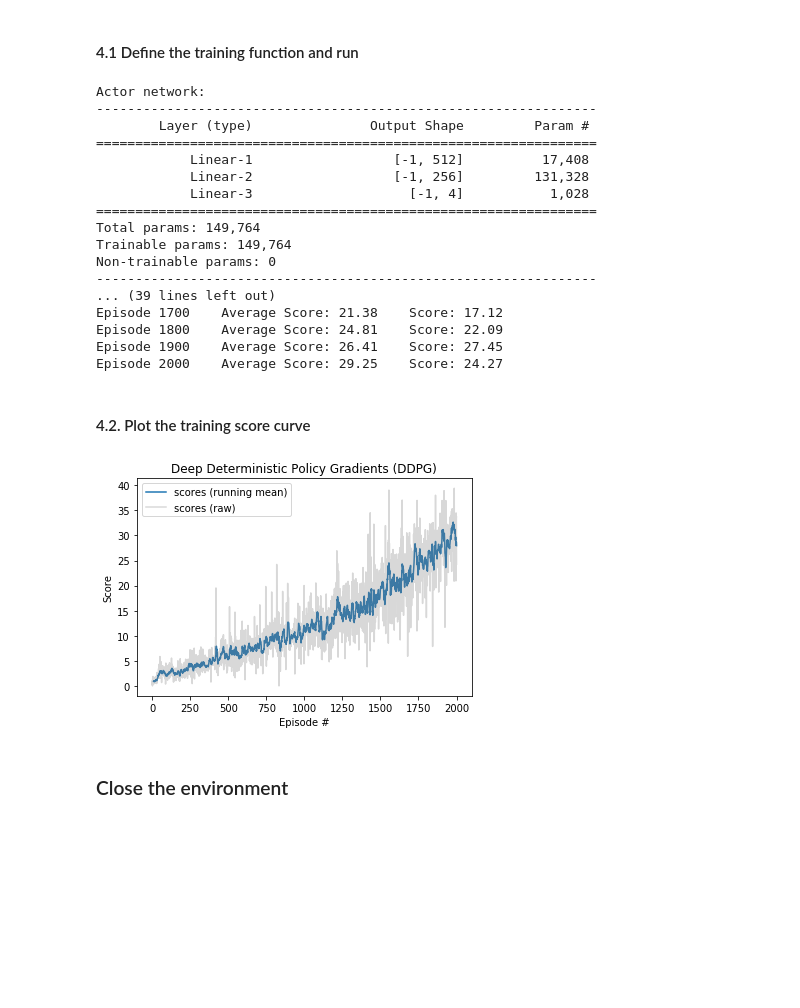
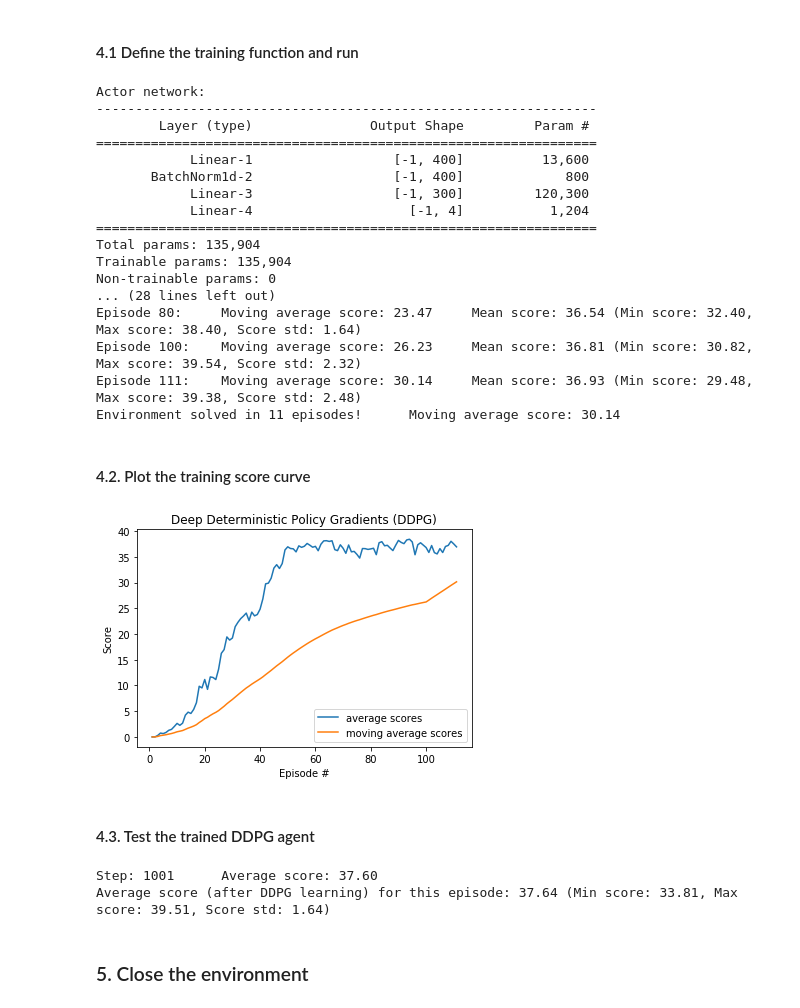
Before and after one commit to zhulingchen/deep-reinforcement-learning, a Jupyter notebook: p2_continuous-control/Continuous_Control.ipynb, the cells around one changed output. Cells and saved outputs as stored; diff of their text form; code cells hidden in the pictures; blank space fills up the shorter version.

Commit message:
accomplished project rubrics in the Udacity Workspace

````diff
--- a/p2_continuous-control/Continuous_Control.ipynb
+++ b/p2_continuous-control/Continuous_Control.ipynb
@@ -34,7 +46,7 @@ For instance, if you are using a Mac, then you downloaded `Reacher.app`.  If thi
 env = UnityEnvironment(file_name="Reacher.app")
 ```
 # %%
-env = UnityEnvironment(file_name=os.path.normpath("./one_agent/Reacher_Linux_NoVis/Reacher.x86_64"))
+env = UnityEnvironment(file_name='/data/Reacher_Linux_NoVis/Reacher.x86_64')
 # %% [output]
 INFO:unityagents:
 'Academy' started successfully!
@@ -185,32 +225,34 @@ def train_ddpg(env, agent, save_model_actor, save_model_critic, n_episodes=2000)
 # %%
 from ddpg_agent import Agent
-
-agent_ddpg = Agent(num_agents, state_size, action_size, random_seed=0)
+agent = Agent(num_agents, state_size, action_size, random_seed=0)
 
 # print the network summary
 print('Actor network:')
-summary(agent_ddpg.actor_local, (state_size,))
+summary(agent.actor_local, (state_size,))
 print('\nCritic network:')
-summary(agent_ddpg.critic_local, [(state_size,), (action_size,)])
+summary(agent.critic_local, [(state_size,), (action_size,)])
 
-scores_ddpg = train_ddpg(env, agent_ddpg, 'model_actor_ddpg.pt', 'model_critic_ddpg.pt')
+from workspace_utils import active_session
+with active_session():
+    # do long-running work here
+    scores_mean, scores_movingmean = train_ddpg(env, agent, 'model_actor_ddpg.pt', 'model_critic_ddpg.pt')
 # %% [output]
 Actor network:
 ----------------------------------------------------------------
         Layer (type)               Output Shape         Param #
 ================================================================
-            Linear-1                  [-1, 512]          17,408
-            Linear-2                  [-1, 256]         131,328
-            Linear-3                    [-1, 4]           1,028
+            Linear-1                  [-1, 400]          13,600
+       BatchNorm1d-2                  [-1, 400]             800
+            Linear-3                  [-1, 300]         120,300
+            Linear-4                    [-1, 4]           1,204
 ================================================================
-Total params: 149,764
-Trainable params: 149,764
+Total params: 135,904
+Trainable params: 135,904
 Non-trainable params: 0
-----------------------------------------------------------------
-... (39 lines left out)
-Episode 1700    Average Score: 21.38    Score: 17.12
-Episode 1800    Average Score: 24.81    Score: 22.09
-Episode 1900    Average Score: 26.41    Score: 27.45
-Episode 2000    Average Score: 29.25    Score: 24.27
+... (28 lines left out)
+Episode 80:     Moving average score: 23.47     Mean score: 36.54 (Min score: 32.40, Max score: 38.40, Score std: 1.64)
+Episode 100:    Moving average score: 26.23     Mean score: 36.81 (Min score: 30.82, Max score: 39.54, Score std: 2.32)
+Episode 111:    Moving average score: 30.14     Mean score: 36.93 (Min score: 29.48, Max score: 39.38, Score std: 2.48)
+Environment solved in 11 episodes!      Moving average score: 30.14
 # %% [markdown]
 #### 4.2. Plot the training score curve
@@ -222,18 +259,46 @@ def running_mean(x, N):
 # %%
-scores_ddpg_running_mean = running_mean(scores_ddpg, 10)
 plt.figure()
-plt.plot(np.arange(1, len(scores_ddpg)+1)[-len(scores_ddpg_running_mean):], scores_ddpg_running_mean,
-         label='scores (running mean)')
-plt.plot(np.arange(1, len(scores_ddpg)+1), scores_ddpg,
-         color='grey', alpha=0.3, label='scores (raw)')
+plt.plot(np.arange(1, len(scores_mean)+1), scores_mean,
+         label='average scores')
+plt.plot(np.arange(1, len(scores_movingmean)+1), scores_movingmean,
+         label='moving average scores')
 plt.legend()
 plt.ylabel('Score')
 plt.xlabel('Episode #')
 plt.title('Deep Deterministic Policy Gradients (DDPG)')
 plt.show()
 # %% [output]
-[figure, old version]
+[figure, new version]
+# %% [markdown]
+#### 4.3. Test the trained DDPG agent
+# %%
+# load the weights from the saved checkpoint files
+agent.actor_local.load_state_dict(torch.load('model_actor_ddpg.pt'))
+agent.critic_local.load_state_dict(torch.load('model_critic_ddpg.pt'))
+
+# test the trained agent
+env_info = env.reset(train_mode=False)[brain_name]
+states = env_info.vector_observations
+scores = np.zeros(num_agents)
+step = 0
+while True:
+    step += 1
+    actions = agent.act(states, add_noise=False)
+    env_info = env.step(actions)[brain_name]
+    next_states = env_info.vector_observations
+    rewards = env_info.rewards
+    print('\rStep: {}\tAverage score: {:.2f}'.format(step, np.mean(scores)), end="")
+    dones = env_info.local_done
+    states = next_states
+    scores += env_info.rewards
+    if np.any(dones):
+        break
+print('\nAverage score (after DDPG learning) for this episode: {:.2f} (Min score: {:.2f}, Max score: {:.2f}, Score std: {:.2f})'.format(
+    np.mean(scores), np.min(scores), np.max(scores), np.std(scores)))
+# %% [output]
+Step: 1001      Average score: 37.60
+Average score (after DDPG learning) for this episode: 37.64 (Min score: 33.81, Max score: 39.51, Score std: 1.64)
 # %% [markdown]
-### Close the environment
+### 5. Close the environment
 # %%
 env.close()
````
Also changed, not shown: parts of 6 cells of this notebook, 5 other files.
